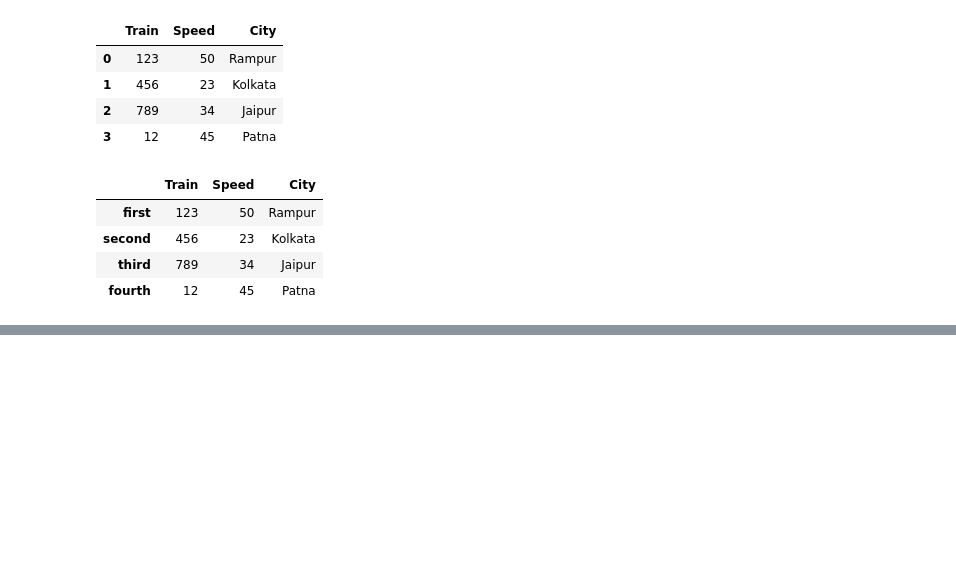
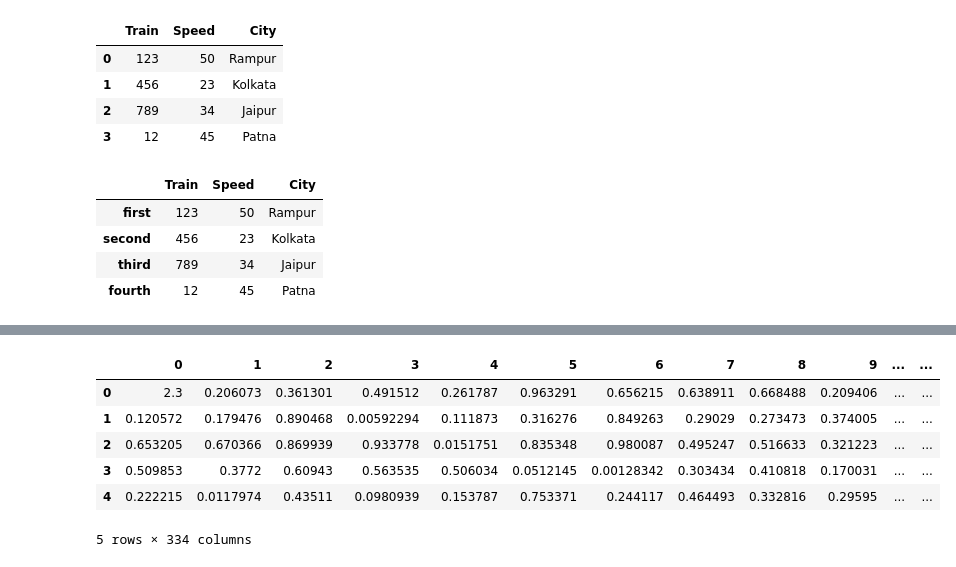
Before and after one commit to ashis08h/python-django-learning, a Jupyter notebook: Ecobiased/pandas_tutorial/Untitled.ipynb, the cells around one changed output, grey strips where cells are left out. Saved outputs shown, nothing was run; the diff lists cells and outputs as text; code cells hidden in the pictures; blank space fills up the shorter version.

```diff
--- a/Ecobiased/pandas_tutorial/Untitled.ipynb
+++ b/Ecobiased/pandas_tutorial/Untitled.ipynb
@@ -101,0 +128,2 @@ data_frame
+# %%
+new_df = pd.DataFrame(np.random.rand(334, 5), index=np.arange(334))
@@ -101,0 +194,2 @@ data_frame
+# %%
+new_df[0][0] = "Ashish"
@@ -101,0 +244,2 @@ data_frame
+# %%
+new_df[0][0] = 2.3
@@ -101,0 +268,11 @@ data_frame
+# %%
+# code to transpose a dataframe
+new_df.T
+# %% [output]
+|  | 0 | 1 | 2 | 3 | 4 | 5 | 6 | 7 | 8 | 9 | ... | ... |
+| 0 | 2.3 | 0.206073 | 0.361301 | 0.491512 | 0.261787 | 0.963291 | 0.656215 | 0.638911 | 0.668488 | 0.209406 | ... | ... |
+| 1 | 0.120572 | 0.179476 | 0.890468 | 0.00592294 | 0.111873 | 0.316276 | 0.849263 | 0.29029 | 0.273473 | 0.374005 | ... | ... |
+| 2 | 0.653205 | 0.670366 | 0.869939 | 0.933778 | 0.0151751 | 0.835348 | 0.980087 | 0.495247 | 0.516633 | 0.321223 | ... | ... |
+| 3 | 0.509853 | 0.3772 | 0.60943 | 0.563535 | 0.506034 | 0.0512145 | 0.00128342 | 0.303434 | 0.410818 | 0.170031 | ... | ... |
+| 4 | 0.222215 | 0.0117974 | 0.43511 | 0.0980939 | 0.153787 | 0.753371 | 0.244117 | 0.464493 | 0.332816 | 0.29595 | ... | ... |
+5 rows × 334 columns
```
Also changed, not shown: parts of 52 cells of this notebook, 3 other files.
